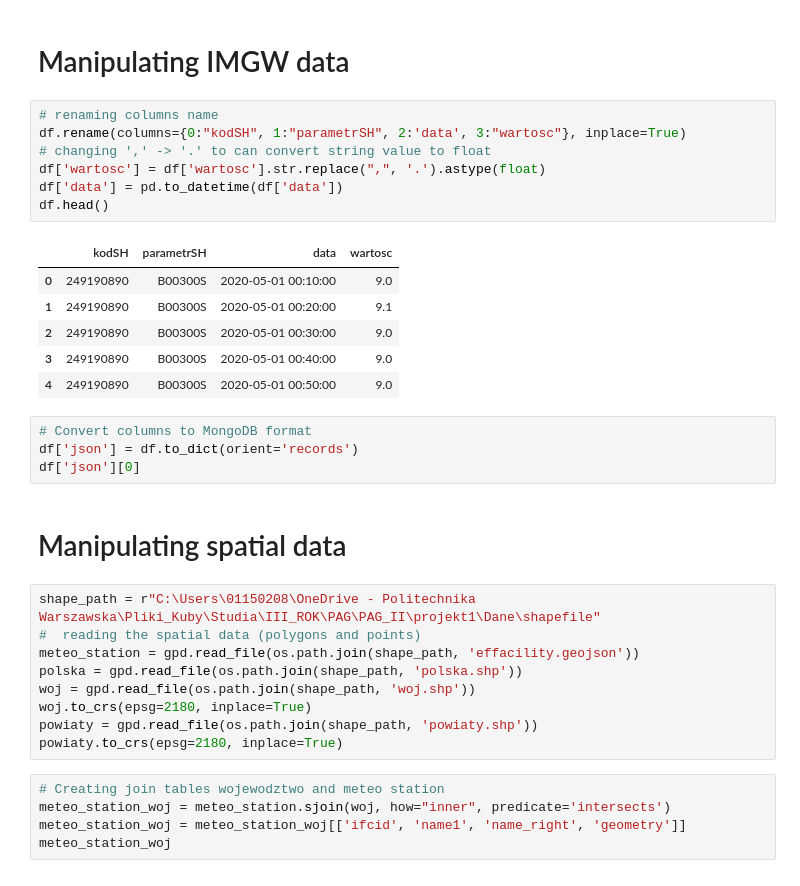
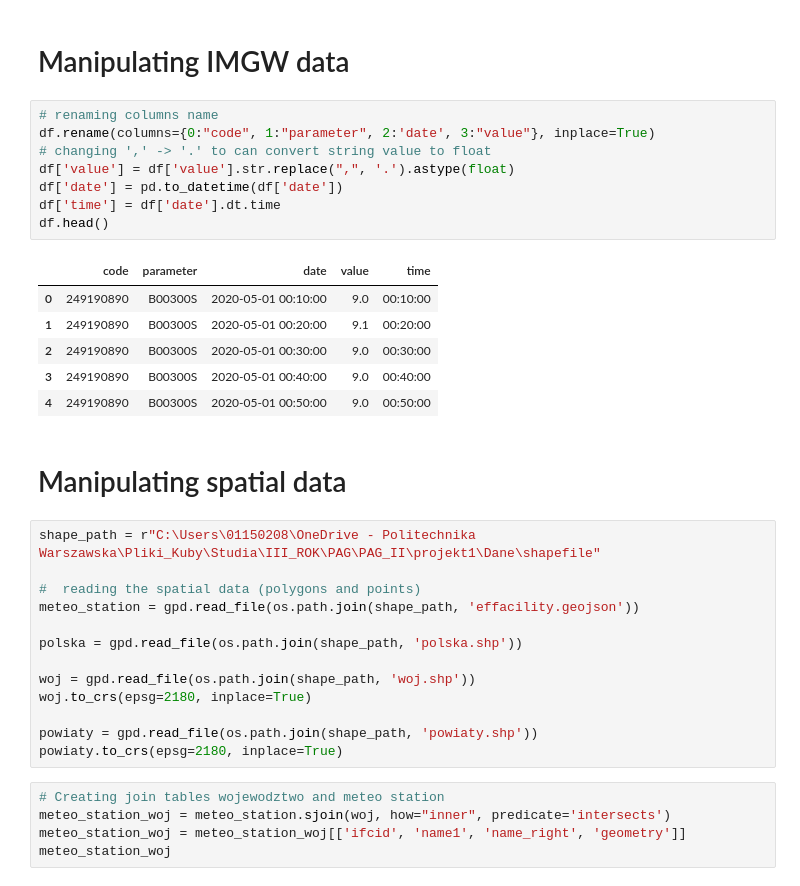
Before and after one commit to jakubGryzio/PAG_II, a Jupyter notebook: projekt1/projekt1.ipynb, the cells around one changed output. Saved outputs shown, nothing was run; the diff lists cells and outputs as text.

```diff
--- a/projekt1/projekt1.ipynb
+++ b/projekt1/projekt1.ipynb
@@ -55,31 +55,32 @@ df.head()
 # Manipulating IMGW data
 # %%
 # renaming columns name
-df.rename(columns={0:"kodSH", 1:"parametrSH", 2:'data', 3:"wartosc"}, inplace=True)
+df.rename(columns={0:"code", 1:"parameter", 2:'date', 3:"value"}, inplace=True)
 # changing ',' -> '.' to can convert string value to float
-df['wartosc'] = df['wartosc'].str.replace(",", '.').astype(float)
-df['data'] = pd.to_datetime(df['data'])
+df['value'] = df['value'].str.replace(",", '.').astype(float)
+df['date'] = pd.to_datetime(df['date'])
+df['time'] = df['date'].dt.time
 df.head()
 # %% [output]
-|  | kodSH | parametrSH | data | wartosc |
-| 0 | 249190890 | B00300S | 2020-05-01 00:10:00 | 9.0 |
-| 1 | 249190890 | B00300S | 2020-05-01 00:20:00 | 9.1 |
-| 2 | 249190890 | B00300S | 2020-05-01 00:30:00 | 9.0 |
-| 3 | 249190890 | B00300S | 2020-05-01 00:40:00 | 9.0 |
-| 4 | 249190890 | B00300S | 2020-05-01 00:50:00 | 9.0 |
+|  | code | parameter | date | value | time |
+| 0 | 249190890 | B00300S | 2020-05-01 00:10:00 | 9.0 | 00:10:00 |
+| 1 | 249190890 | B00300S | 2020-05-01 00:20:00 | 9.1 | 00:20:00 |
+| 2 | 249190890 | B00300S | 2020-05-01 00:30:00 | 9.0 | 00:30:00 |
+| 3 | 249190890 | B00300S | 2020-05-01 00:40:00 | 9.0 | 00:40:00 |
+| 4 | 249190890 | B00300S | 2020-05-01 00:50:00 | 9.0 | 00:50:00 |
-# %%
-# Convert columns to MongoDB format
-df['json'] = df.to_dict(orient='records')
-df['json'][0]
 # %% [markdown]
 # Manipulating spatial data
 # %%
 shape_path = r"C:\Users\01150208\OneDrive - Politechnika Warszawska\Pliki_Kuby\Studia\III_ROK\PAG\PAG_II\projekt1\Dane\shapefile"
+
 #  reading the spatial data (polygons and points)
 meteo_station = gpd.read_file(os.path.join(shape_path, 'effacility.geojson'))
+
 polska = gpd.read_file(os.path.join(shape_path, 'polska.shp'))
+
 woj = gpd.read_file(os.path.join(shape_path, 'woj.shp'))
 woj.to_crs(epsg=2180, inplace=True)
+
 powiaty = gpd.read_file(os.path.join(shape_path, 'powiaty.shp'))
 powiaty.to_crs(epsg=2180, inplace=True)
 # %%
```
Also changed, not shown: parts of 24 cells of this notebook.
